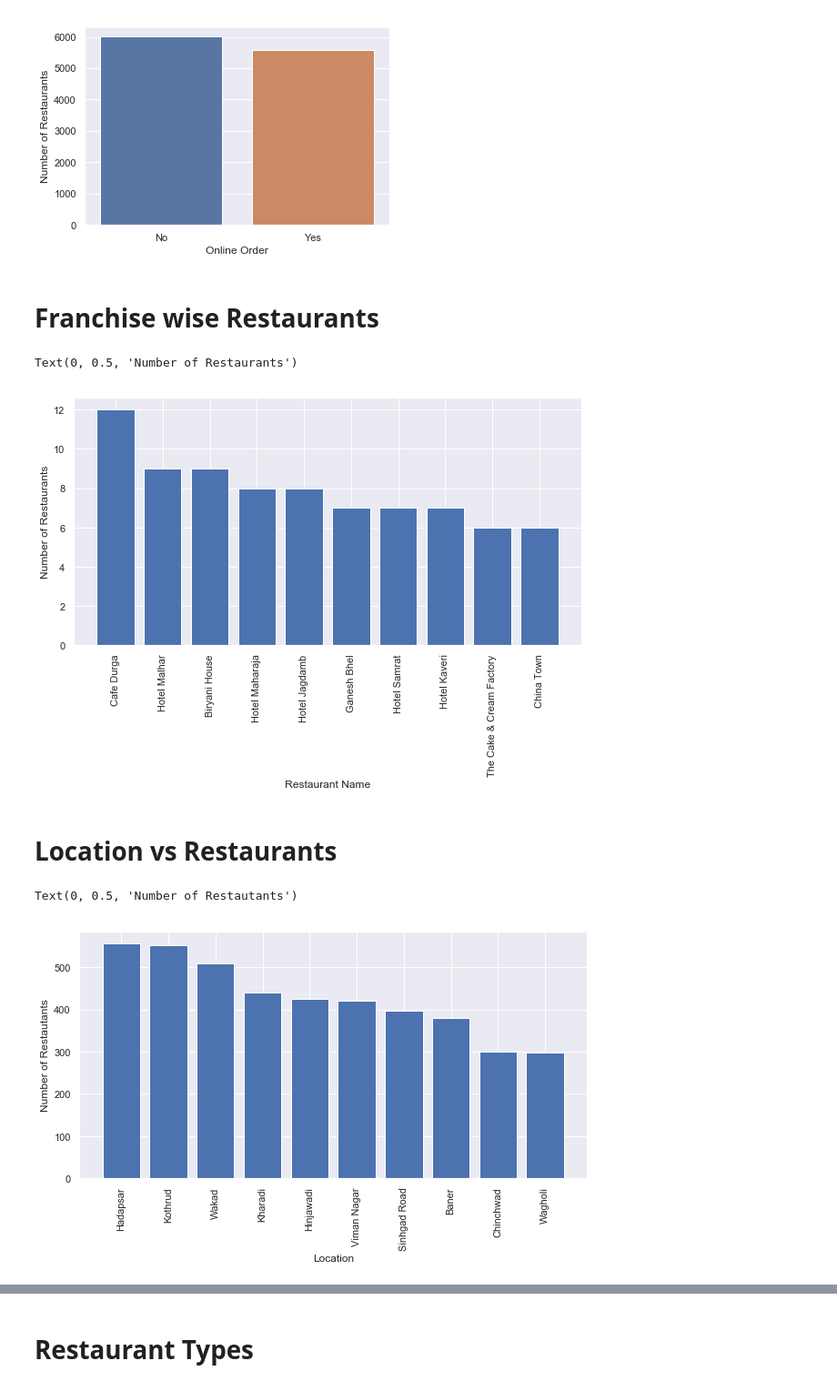
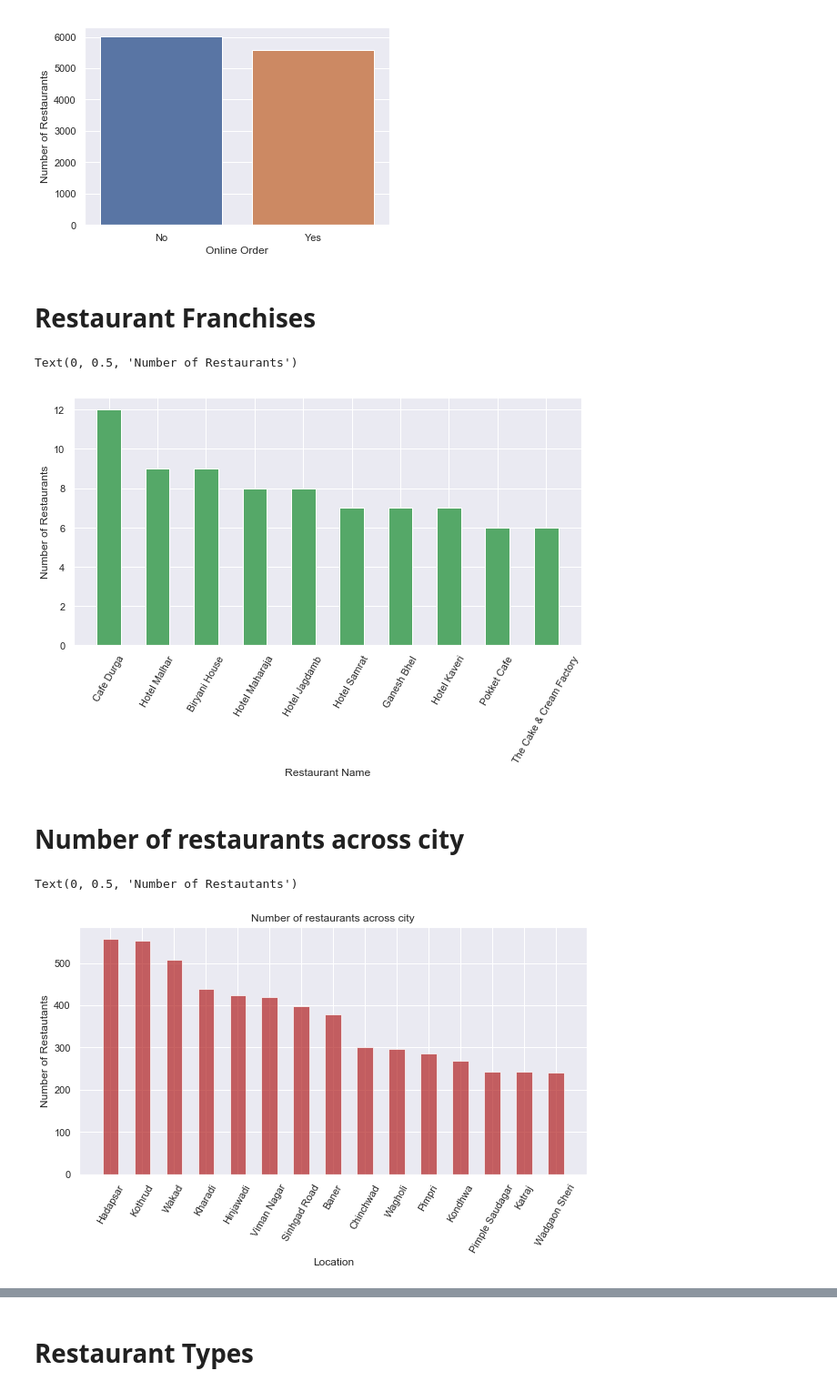
Before and after one commit to vinodiOS/Pune-Zomato-EDA, a Jupyter notebook: Zomato_Pune_EDA.ipynb, the cells around one changed output, grey strips where cells are left out. Shown: that part at 91% size. Cells and saved outputs as stored; diff of their text form; code cells hidden in the pictures.

Commit message:
added documentaion

```diff
--- a/Zomato_Pune_EDA.ipynb
+++ b/Zomato_Pune_EDA.ipynb
@@ -6,7 +7,7 @@ import numpy as np
 import warnings
 warnings.filterwarnings('ignore')
 # %%
-restaurant_data = pd.read_csv('/Zomato_Datasets/pune_zomato_restaurants.csv')
+restaurant_data = pd.read_csv('/Users/shripadanantraobhole/Documents/Zomato_Datasets/pune_zomato_restaurants.csv')
 restaurant_data.drop(['Unnamed: 0','Unnamed: 0.1'], axis=1, inplace=True)
 restaurant_data['rest_name'] = restaurant_data['rest_name'].str.strip()
 restaurant_data.head()
@@ -120,31 +114,32 @@ ax.set(xlabel='Online Order', ylabel='Number of Restaurants')
 # %% [output]
 [Text(0, 0.5, 'Number of Restaurants'), Text(0.5, 0, 'Online Order')]
 [figure]
-# %% [markdown]
-# Franchise wise Restaurants
+# %% [markdown]
+# Restaurant Franchises
 # %%
 restaurants = restaurant_data.rest_name.value_counts()[:10]
 names = restaurants.index
 values = restaurants.values
 plt.figure(figsize = (10,5))
-plt.xticks(rotation=90)
-plt.bar(names, values, color='b')
+plt.xticks(rotation=60)
+plt.bar(names, values,color='g',width=.5)
 plt.xlabel('Restaurant Name')
 plt.ylabel('Number of Restaurants')
 # %% [output]
 Text(0, 0.5, 'Number of Restaurants')
-[figure, old version]
+[figure, new version]
-# %% [markdown]
-# Location vs Restaurants
+# %% [markdown]
+# Number of restaurants across city
 # %%
-locations = restaurant_data.locality.value_counts()[:10]
+locations = restaurant_data.locality.value_counts()[:15]
 places = locations.index
 values = locations.values
 plt.figure(figsize = (10,5))
-plt.xticks(rotation=90)
-plt.bar(places, values, color='b')
+plt.xticks(rotation=60)
+plt.bar(places, values, color='firebrick',alpha=0.7,width=0.5)
+plt.title('Number of restaurants across city')
 plt.xlabel('Location')
 plt.ylabel('Number of Restautants')
 # %% [output]
 Text(0, 0.5, 'Number of Restautants')
-[figure, old version]
+[figure, new version]
```
Also changed, not shown: parts of 33 cells of this notebook.
